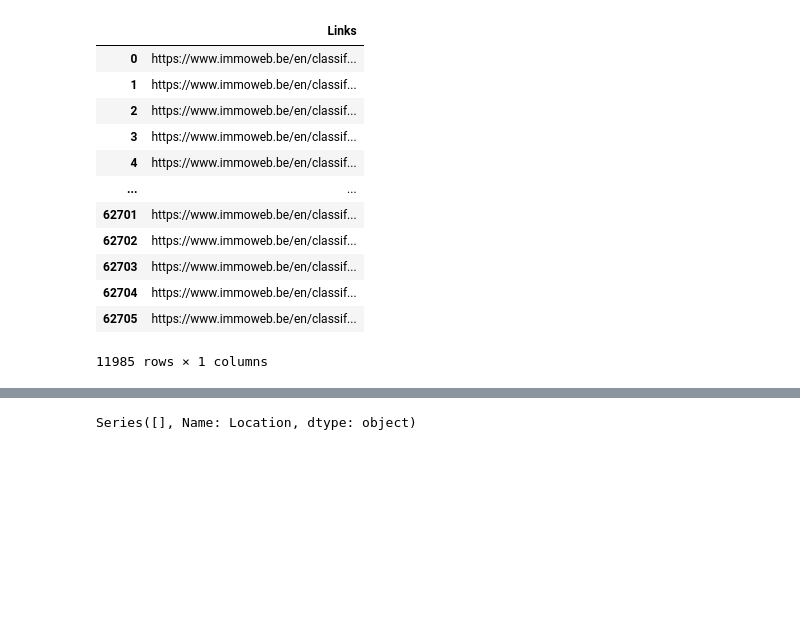
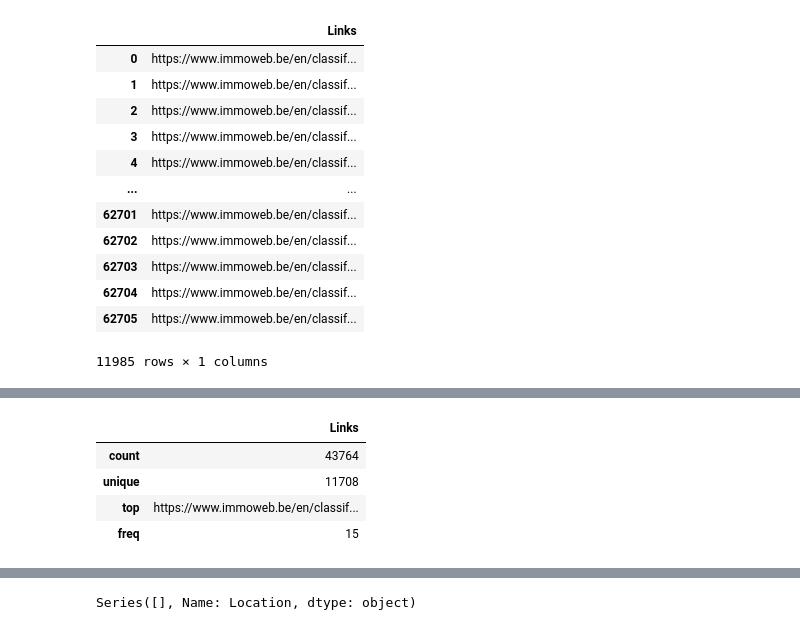
Before and after one commit to Mohammedhussingh/challenge-collecting-data, a Jupyter notebook: Links_extract.ipynb, the cells around one changed output, grey strips where cells are left out. Cells and saved outputs as stored; diff of their text form; code cells hidden in the pictures; blank space fills up the shorter version.

```diff
--- a/Links_extract.ipynb
+++ b/Links_extract.ipynb
@@ -1176,0 +1177,8 @@ dtype: int64
+# %%
+links_df1.describe()
+# %% [output]
+|  | Links |
+| count | 43764 |
+| unique | 11708 |
+| top | https://www.immoweb.be/en/classif... |
+| freq | 15 |
```
Also changed, not shown: parts of 41 cells of this notebook, 1 other file.
